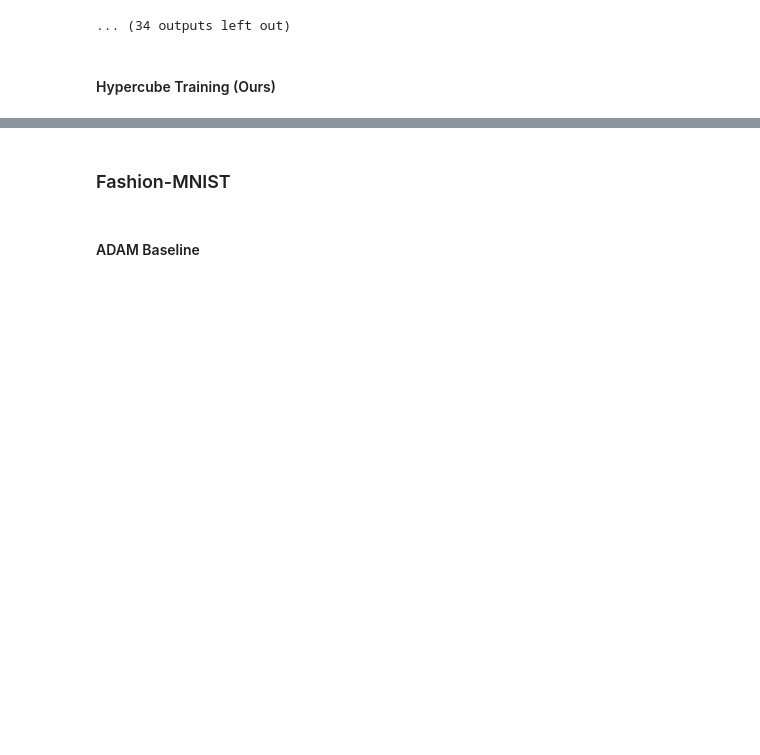
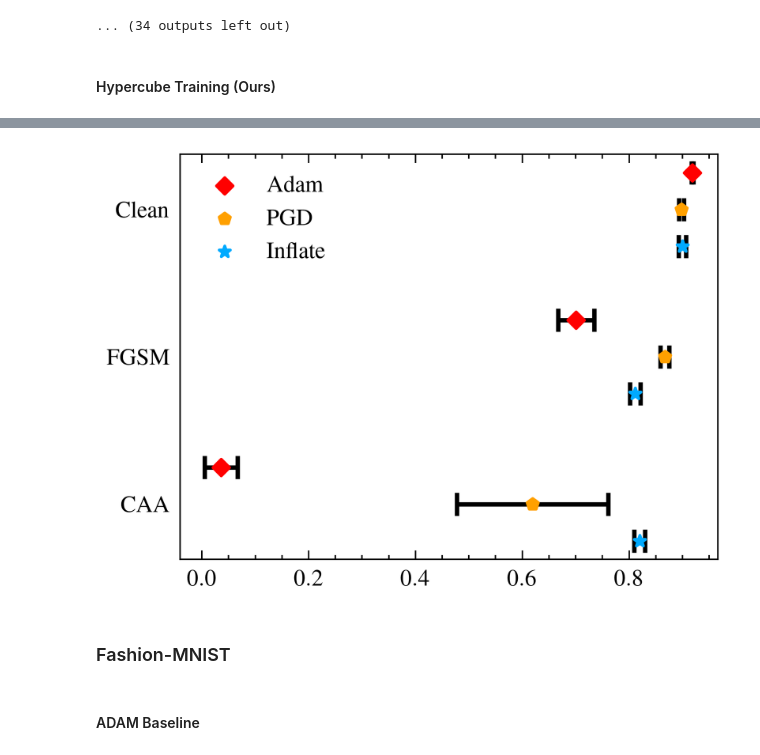
Before and after one commit to Astraval/CSAM, a Jupyter notebook: notebooks/benchmark.ipynb, the cells around one changed output, grey strips where cells are left out. Cells and saved outputs as stored; diff of their text form; code cells hidden in the pictures; blank space fills up the shorter version.

Commit message:
Added plots

```diff
--- a/notebooks/benchmark.ipynb
+++ b/notebooks/benchmark.ipynb
@@ -142,6 +178,11 @@ def get_model(output_dim=10):
 MNIST_EPSILON_FGSM = 0.1
 MNIST_EPSILON_CERT_ADV = 0.03
 MNIST_DATA_DOMAIN = (-1.0, 1.0)
+
+ADAM = "adam"
+SAM = "sam"
+PGD = "pgd"
+HYPERCUBE = "hypercube"
 # %% [markdown]
 #### ADAM Baseline
 # %%
@@ -161,6 +202,9 @@ print("="*10, f"Performance of Adam across {N_RUNS} independent runs", "="*10)
 print(f"Clean Accuracy : {means[0]:.4f} (std {stds[0]:.4f})")
 print(f"FGSM Accuracy : {means[1]:.4f} (std {stds[1]:.4f})")
 print(f"Certified Adversarial Accuracy : {means[2]:.4f} (std {stds[2]:.4f})")
+
+mnist_means_dict[ADAM] = means
+mnist_stds_dict[ADAM] = stds
 #print("All runs : ", all_runs)
 # %% [output]
  ---------- Starting Run #0 ----------
@@ -202,6 +246,9 @@ print("="*10, f"Performance of PGD across {N_RUNS} independent runs", "="*10)
 print(f"Clean Accuracy : {means[0]:.4f} (std {stds[0]:.4f})")
 print(f"FGSM Accuracy : {means[1]:.4f} (std {stds[1]:.4f})")
 print(f"Certified Adversarial Accuracy : {means[2]:.4f} (std {stds[2]:.4f})")
+
+mnist_means_dict[PGD] = means
+mnist_stds_dict[PGD] = stds
 #print("All runs : ", all_runs)
 # %% [output]
  ---------- Starting Run #0 ----------
@@ -254,6 +301,9 @@ print("="*10, f"Performance of Hypercube training across {N_RUNS} independent ru
 print(f"Clean Accuracy : {means[0]:.4f} (std {stds[0]:.4f})")
 print(f"FGSM Accuracy : {means[1]:.4f} (std {stds[1]:.4f})")
 print(f"Certified Adversarial Accuracy : {means[2]:.4f} (std {stds[2]:.4f})")
+
+mnist_means_dict[HYPERCUBE] = means
+mnist_stds_dict[HYPERCUBE] = stds
 #print("All runs : ", all_runs)
 # %% [output]
  ---------- Starting Run #0 ----------
@@ -314,6 +364,17 @@ First time train is called. Initial training phase started with volume 5e-05.
 -> Starting phase 6
 -> Current Volume interval : [0.0004, INFINITY]
 ... (27 outputs left out)
+# %%
+fig, ax = plt.subplots()
+plotMethod(
+    [mnist_means_dict[ADAM], mnist_means_dict[PGD], mnist_means_dict[HYPERCUBE]],
+    [mnist_stds_dict[ADAM], mnist_stds_dict[PGD], mnist_stds_dict[HYPERCUBE]],
+    #[mnist_means_dict[ADAM], mnist_means_dict[PGD], mnist_means_dict[SAM], mnist_means_dict[HYPERCUBE]],
+    #[mnist_stds_dict[ADAM], mnist_stds_dict[PGD], mnist_stds_dict[SAM],  mnist_stds_dict[HYPERCUBE]],
+    ax
+    )
+# %% [output]
+[figure, added]
 # %% [markdown]
 ### Fashion-MNIST
 # %% [markdown]
```
Also changed, not shown: parts of 11 cells of this notebook.
